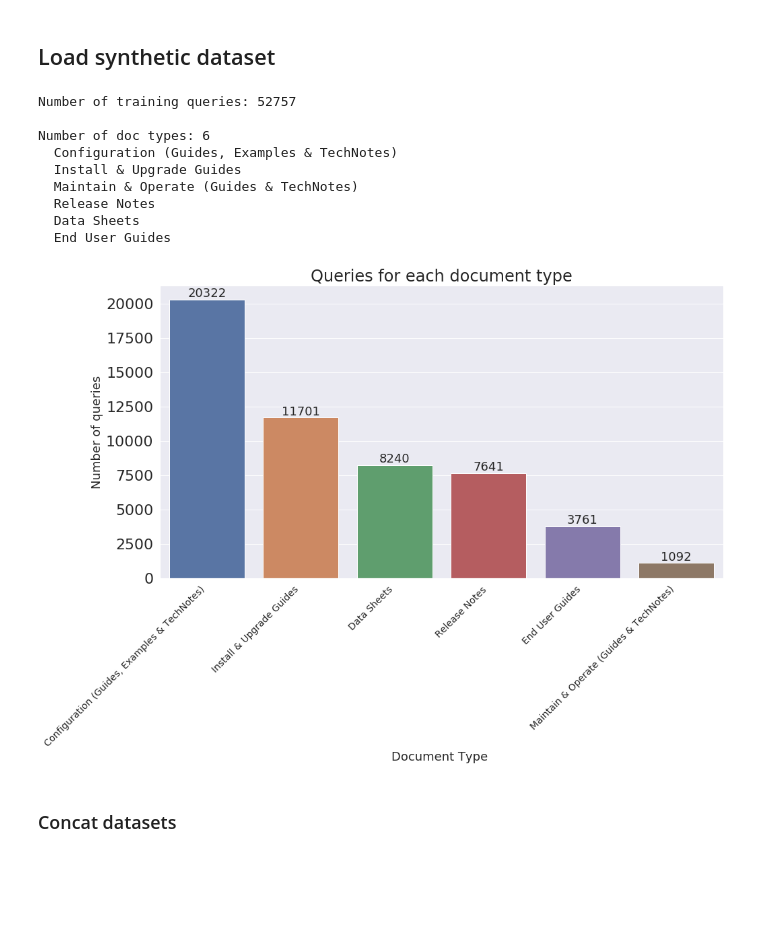
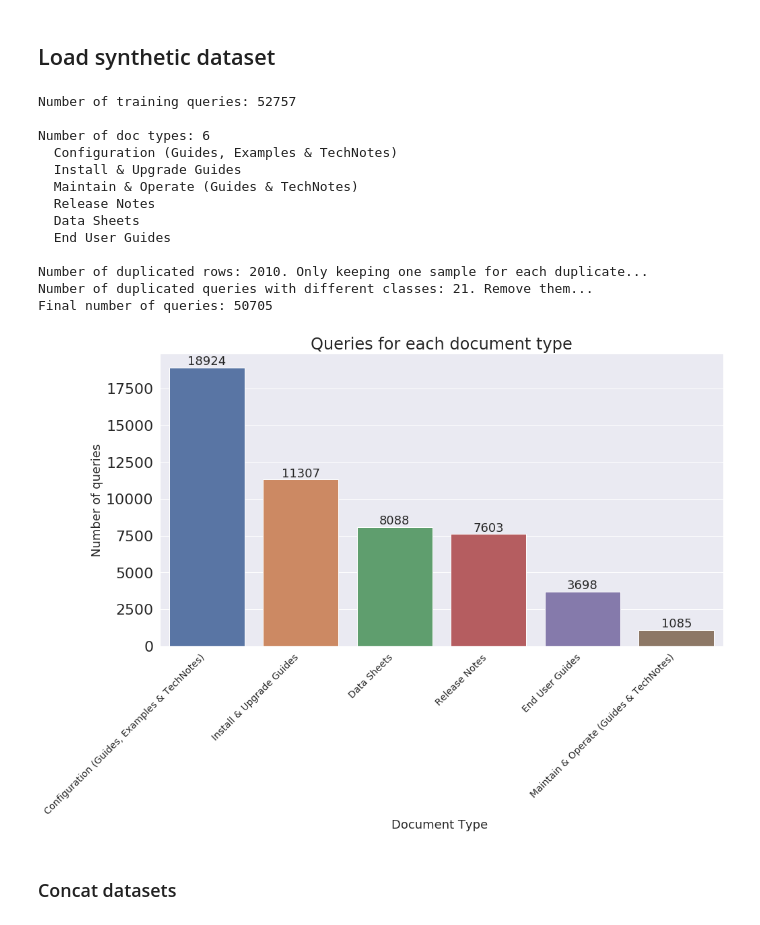
Before and after one commit to ant-louis/netbert, a Jupyter notebook: Code/Extrinsic_evaluation/Classification/EDA.ipynb, the cells around one changed output. Saved outputs shown, nothing was run; the diff lists cells and outputs as text; code cells hidden in the pictures; blank space fills up the shorter version.

```diff
--- a/Code/Extrinsic_evaluation/Classification/EDA.ipynb
+++ b/Code/Extrinsic_evaluation/Classification/EDA.ipynb
@@ -24,7 +24,16 @@ print('Number of queries: {}\n'.format(original_df.shape[0]))
 print('Number of doc types: {:,}'.format(len(classes)))
 for i, cat in enumerate(classes):
     print("  {}".format(cat))
-original_df.sample(10)
+
+# Check for duplicated queries.
+print("\nNumber of duplicated rows: {}. Only keeping one sample for each duplicate...".format(original_df[original_df.duplicated()].shape[0]))
+original_df.drop_duplicates(subset=['Query', 'Class'], keep='first', inplace=True)
+print("Number of duplicated queries with different classes: {}. Remove them...".format(original_df[original_df.duplicated(['Query'])].shape[0]))
+original_df.drop_duplicates(subset=['Query'], keep=False, inplace=True)
+original_df.reset_index(drop=True, inplace=True)
+print("Final number of queries: {}".format(original_df.shape[0]))
+
+original_df
 # %% [output]
 Number of queries: 55900
 
@@ -140,33 +154,44 @@ plot_repartition(original_df)
 # %%
 # Load file.
 filepath = '/raid/antoloui/Master-thesis/Data/Classification/synthetic_query_doctype_dataset.pkl'
 with open(filepath, 'rb') as f:
     data = pickle.load(f)
 
 # Create dataframe.
 new_df = pd.DataFrame(data, columns =['Query', 'Class'])
 new_df = new_df.dropna()
 
 # Print details.
 print('Number of training queries: {}\n'.format(new_df.shape[0]))
 print('Number of doc types: {:,}'.format(len(new_df.Class.unique())))
 for i, cat in enumerate(new_df.Class.unique()):
     print("  {}".format(cat))
-new_df.sample(10)
+
+# Check for duplicated queries.
+print("\nNumber of duplicated rows: {}. Only keeping one sample for each duplicate...".format(new_df[new_df.duplicated()].shape[0]))
+new_df.drop_duplicates(subset=['Query', 'Class'], keep='first', inplace=True)
+print("Number of duplicated queries with different classes: {}. Remove them...".format(new_df[new_df.duplicated(['Query'])].shape[0]))
+new_df.drop_duplicates(subset=['Query'], keep=False, inplace=True)
+new_df.reset_index(drop=True, inplace=True)
+print("Final number of queries: {}".format(new_df.shape[0]))
 
 # Plot repartition.
 plot_repartition(new_df)
 # %% [output]
 Number of training queries: 52757
 
 Number of doc types: 6
   Configuration (Guides, Examples & TechNotes)
   Install & Upgrade Guides
   Maintain & Operate (Guides & TechNotes)
   Release Notes
   Data Sheets
   End User Guides
+
+Number of duplicated rows: 2010. Only keeping one sample for each duplicate...
+Number of duplicated queries with different classes: 21. Remove them...
+Final number of queries: 50705
-[figure, old version]
+[figure, new version]
 # %% [markdown]
 ### Concat datasets
 # %%
```
Also changed, not shown: parts of 5 cells of this notebook, 6 other files.
